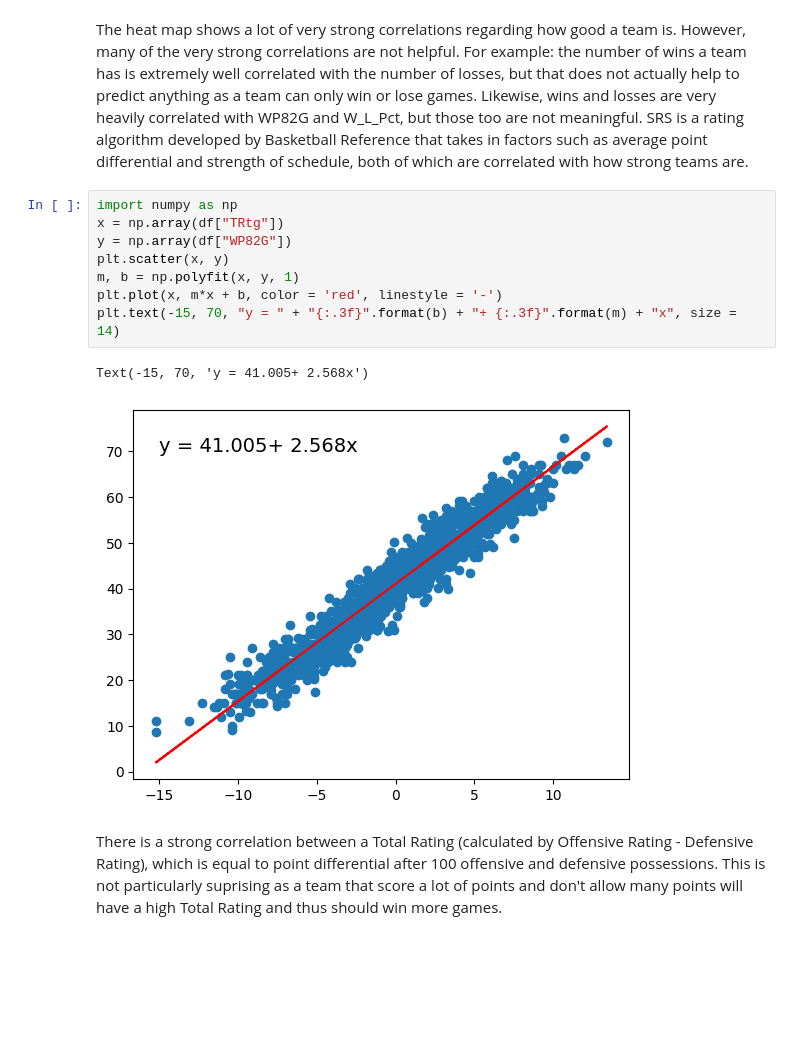
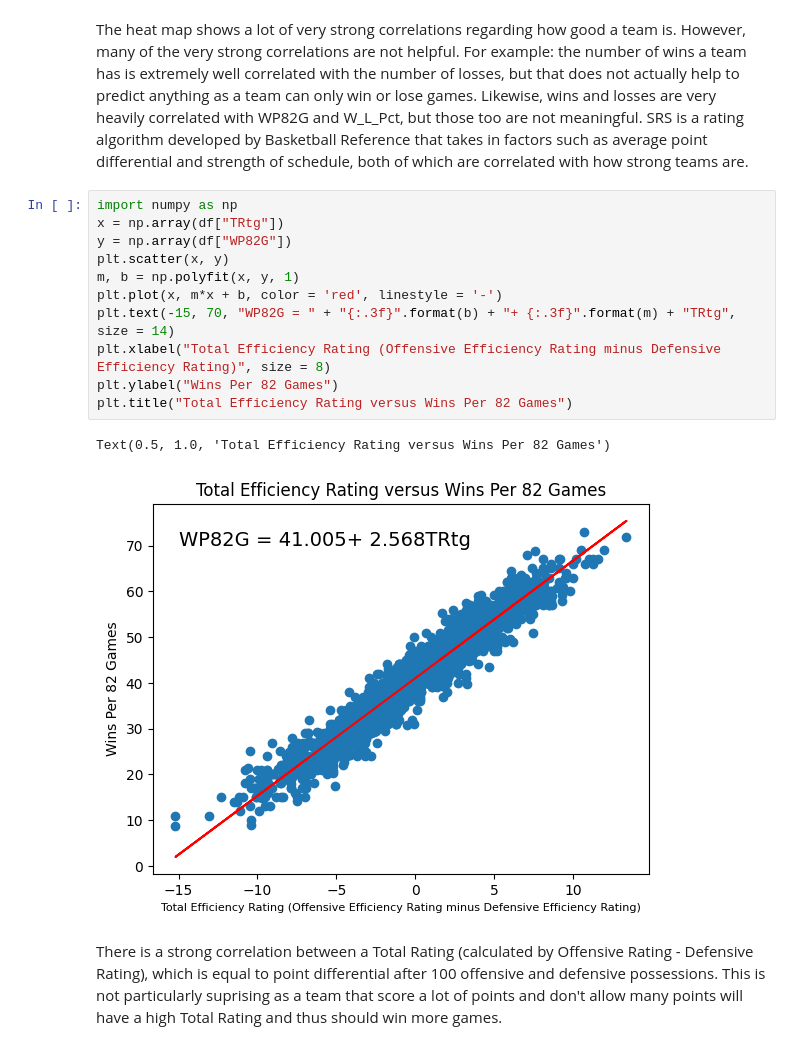
Before and after one commit to ofiore/BasketBall-Reference-Project, a Jupyter notebook: Code.ipynb, the cells around one changed output. Cells and saved outputs as stored; diff of their text form; blank space fills up the shorter version.

```diff
--- a/Code.ipynb
+++ b/Code.ipynb
@@ -120,14 +155,17 @@ The heat map shows a lot of very strong correlations regarding how good a team i
 # %%
 import numpy as np
 x = np.array(df["TRtg"])
 y = np.array(df["WP82G"])
 plt.scatter(x, y)
 m, b = np.polyfit(x, y, 1)
 plt.plot(x, m*x + b, color = 'red', linestyle = '-')
-plt.text(-15, 70, "y = " + "{:.3f}".format(b) + "+ {:.3f}".format(m) + "x", size = 14)
+plt.text(-15, 70, "WP82G = " + "{:.3f}".format(b) + "+ {:.3f}".format(m) + "TRtg", size = 14)
+plt.xlabel("Total Efficiency Rating (Offensive Efficiency Rating minus Defensive Efficiency Rating)", size = 8)
+plt.ylabel("Wins Per 82 Games")
+plt.title("Total Efficiency Rating versus Wins Per 82 Games")
 # %% [output]
-Text(-15, 70, 'y = 41.005+ 2.568x')
+Text(0.5, 1.0, 'Total Efficiency Rating versus Wins Per 82 Games')
-[figure, old version]
+[figure, new version]
 # %% [markdown]
 There is a strong correlation between a Total Rating (calculated by Offensive Rating - Defensive Rating), which is equal to point differential after 100 offensive and defensive possessions.  This is not particularly suprising as a team that score a lot of points and don't allow many points will have a high Total Rating and thus should win more games.
 # %%
```
Also changed, not shown: parts of 27 cells of this notebook.
